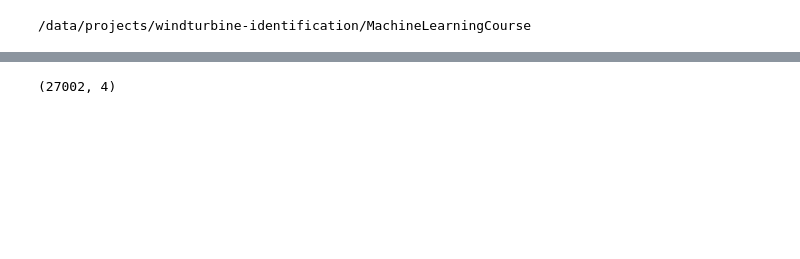
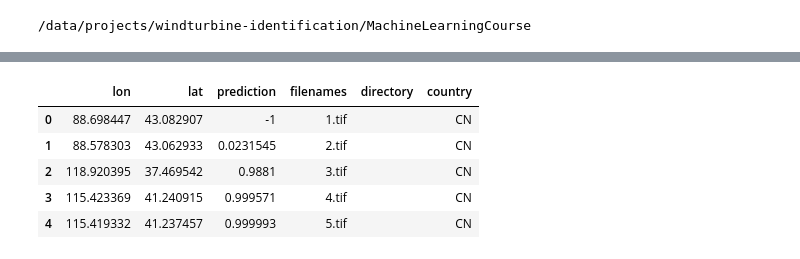
Before and after one commit to joph/MachineLearningCourse, a Jupyter notebook: scripts/notebooks/predict_osm.ipynb, the cells around one changed output, grey strips where cells are left out. Cells and saved outputs as stored; diff of their text form; code cells hidden in the pictures; blank space fills up the shorter version.

```diff
--- a/scripts/notebooks/predict_osm.ipynb
+++ b/scripts/notebooks/predict_osm.ipynb
@@ -28 +26,16 @@ Using TensorFlow backend.
+# %%
+
+
+# Get images from raw directory
+# Convert to png in temp
+# Predict
+# If classified, copy
+
+model = models.load_model('models/model-0005-0.0191.h5')
+
+
+countries = ['CN', 'IN', 'ES', 'GB', 'FR', 'BR', 'CA']
+# within this file, we assess new regions
+# %%
+predictions = pd.DataFrame(columns=['lon', 'lat', 'prediction', 'filenames', 'directory', 'country'])
 # %%
@@ -89 +93,10 @@ File 27001.tif
+# %%
+predictions.head()
+# %% [output]
+|  | lon | lat | prediction | filenames | directory | country |
+| 0 | 88.698447 | 43.082907 | -1 | 1.tif |  | CN |
+| 1 | 88.578303 | 43.062933 | 0.0231545 | 2.tif |  | CN |
+| 2 | 118.920395 | 37.469542 | 0.9881 | 3.tif |  | CN |
+| 3 | 115.423369 | 41.240915 | 0.999571 | 4.tif |  | CN |
+| 4 | 115.419332 | 41.237457 | 0.999993 | 5.tif |  | CN |
 # %%
@@ -91,4 +103,0 @@ lon_lat.to_csv(fpr.get_param(COUNTRY, "FILE_OSM_TURBINE_LOCATIONS") + "assessmen
-# %%
-lon_lat.shape
-# %% [output]
-(27002, 4)
```
Also changed, not shown: parts of 4 cells of this notebook, 15 other files.
